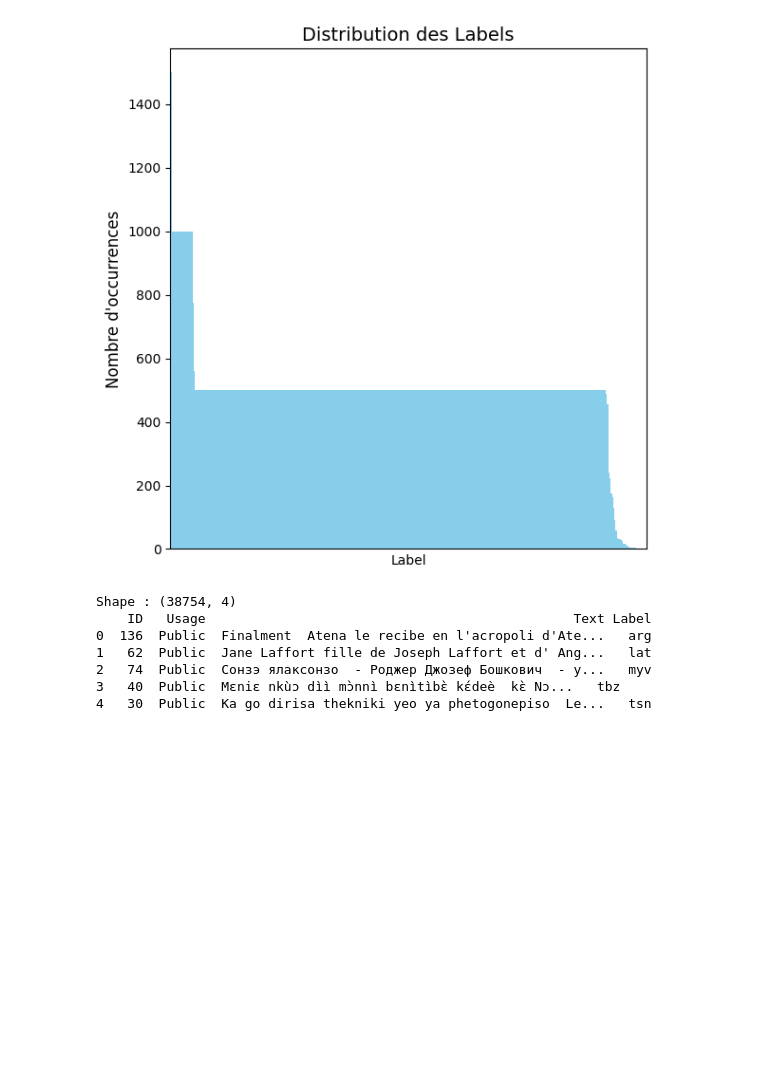
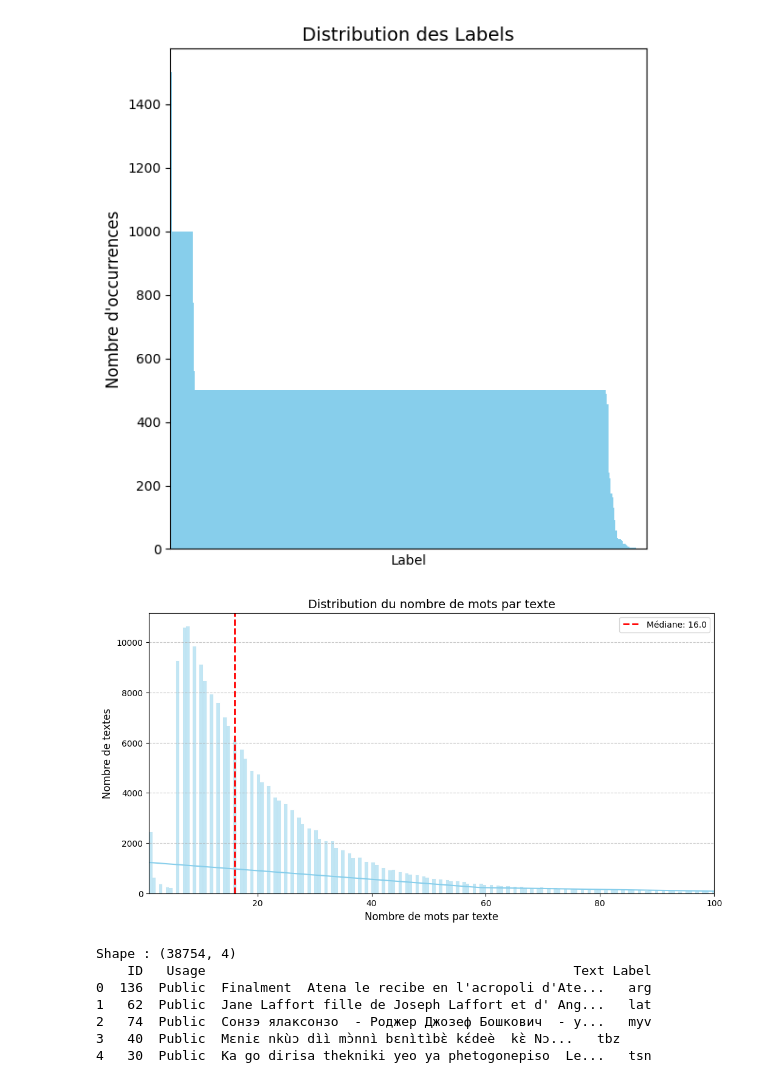
Before and after one commit to Bodartofficiel/kaggle_comp_anlp, a Jupyter notebook: data_exploration/exploration.ipynb, the cells around one changed output. Drawn from its saved outputs; the diff is of its cells as text; code cells hidden in the pictures; blank space fills up the shorter version.

```diff
--- a/data_exploration/exploration.ipynb
+++ b/data_exploration/exploration.ipynb
@@ -67,6 +67,26 @@ plt.tight_layout()
 plt.show()
 # %% [output]
 [figure]
+# %%
+import matplotlib.pyplot as plt
+import seaborn as sns
+
+df["Word_Count"] = df["Text"].apply(lambda x: len(str(x).split()))
+median_word_count = df["Text"].apply(lambda x: len(str(x).split())).median()
+
+plt.figure(figsize=(12, 6))
+sns.histplot(df["Word_Count"], kde=True, color="skyblue")
+
+plt.xlabel("Nombre de mots par texte", fontsize=12)
+plt.ylabel("Nombre de textes", fontsize=12)
+plt.title("Distribution du nombre de mots par texte", fontsize=14)
+plt.grid(axis='y', linestyle='--', alpha=0.7)
+plt.xlim(1, 100)
+plt.axvline(median_word_count, color='red', linestyle='dashed', linewidth=2, label=f'Médiane: {median_word_count}')
+plt.legend()
+plt.show()
+# %% [output]
+[figure, added]
 # %%
 # Preprocessing : enlever les valeurs manquantes
 df.dropna(inplace = True)
```
Also changed, not shown: 2 other files.
